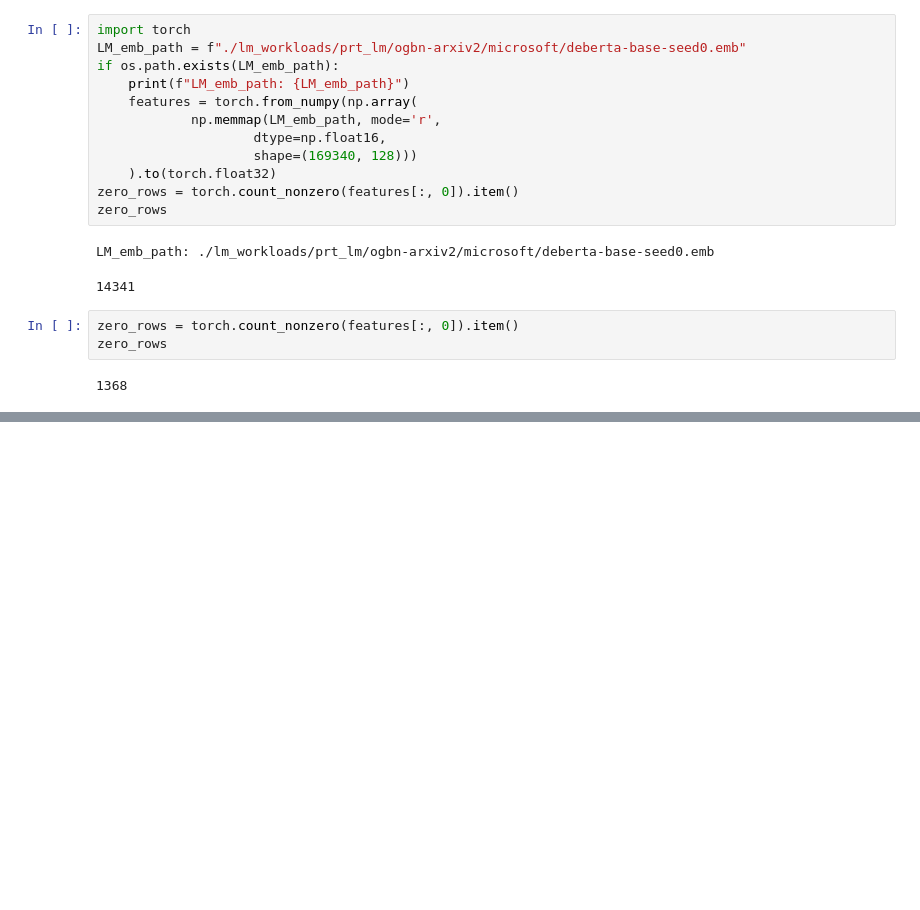
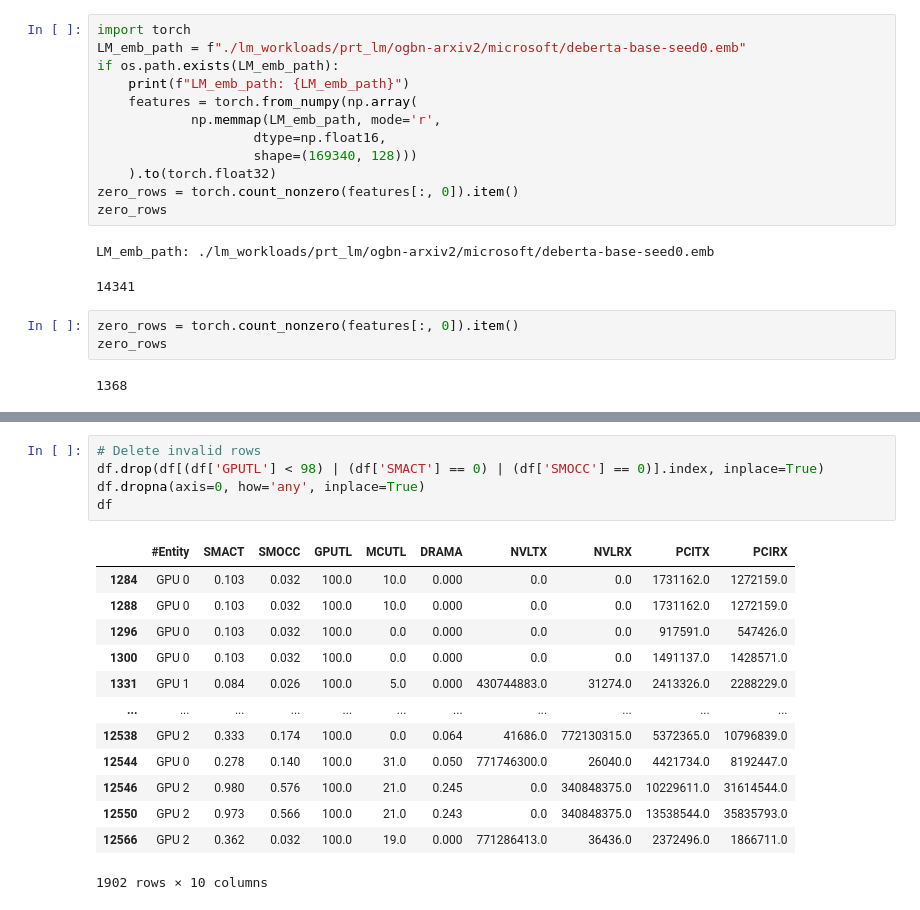
Before and after one commit to zxmeng98/TiGraph, a Jupyter notebook: plot.ipynb, the cells around one changed output, grey strips where cells are left out. Drawn from its saved outputs; the diff is of its cells as text; blank space fills up the shorter version.

```diff
--- a/plot.ipynb
+++ b/plot.ipynb
@@ -322,0 +349,19 @@ zero_rows
+# %%
+# Delete invalid rows
+df.drop(df[(df['GPUTL'] < 98) | (df['SMACT'] == 0) | (df['SMOCC'] == 0)].index, inplace=True)
+df.dropna(axis=0, how='any', inplace=True)
+df
+# %% [output]
+|  | #Entity | SMACT | SMOCC | GPUTL | MCUTL | DRAMA | NVLTX | NVLRX | PCITX | PCIRX |
+| 1284 | GPU 0 | 0.103 | 0.032 | 100.0 | 10.0 | 0.000 | 0.0 | 0.0 | 1731162.0 | 1272159.0 |
+| 1288 | GPU 0 | 0.103 | 0.032 | 100.0 | 10.0 | 0.000 | 0.0 | 0.0 | 1731162.0 | 1272159.0 |
+| 1296 | GPU 0 | 0.103 | 0.032 | 100.0 | 0.0 | 0.000 | 0.0 | 0.0 | 917591.0 | 547426.0 |
+| 1300 | GPU 0 | 0.103 | 0.032 | 100.0 | 0.0 | 0.000 | 0.0 | 0.0 | 1491137.0 | 1428571.0 |
+| 1331 | GPU 1 | 0.084 | 0.026 | 100.0 | 5.0 | 0.000 | 430744883.0 | 31274.0 | 2413326.0 | 2288229.0 |
+| ... | ... | ... | ... | ... | ... | ... | ... | ... | ... | ... |
+| 12538 | GPU 2 | 0.333 | 0.174 | 100.0 | 0.0 | 0.064 | 41686.0 | 772130315.0 | 5372365.0 | 10796839.0 |
+| 12544 | GPU 0 | 0.278 | 0.140 | 100.0 | 31.0 | 0.050 | 771746300.0 | 26040.0 | 4421734.0 | 8192447.0 |
+| 12546 | GPU 2 | 0.980 | 0.576 | 100.0 | 21.0 | 0.245 | 0.0 | 340848375.0 | 10229611.0 | 31614544.0 |
+| 12550 | GPU 2 | 0.973 | 0.566 | 100.0 | 21.0 | 0.243 | 0.0 | 340848375.0 | 13538544.0 | 35835793.0 |
+| 12566 | GPU 2 | 0.362 | 0.032 | 100.0 | 19.0 | 0.000 | 771286413.0 | 36436.0 | 2372496.0 | 1866711.0 |
+1902 rows × 10 columns
```
Also changed, not shown: parts of 7 cells of this notebook, 43 other files.
